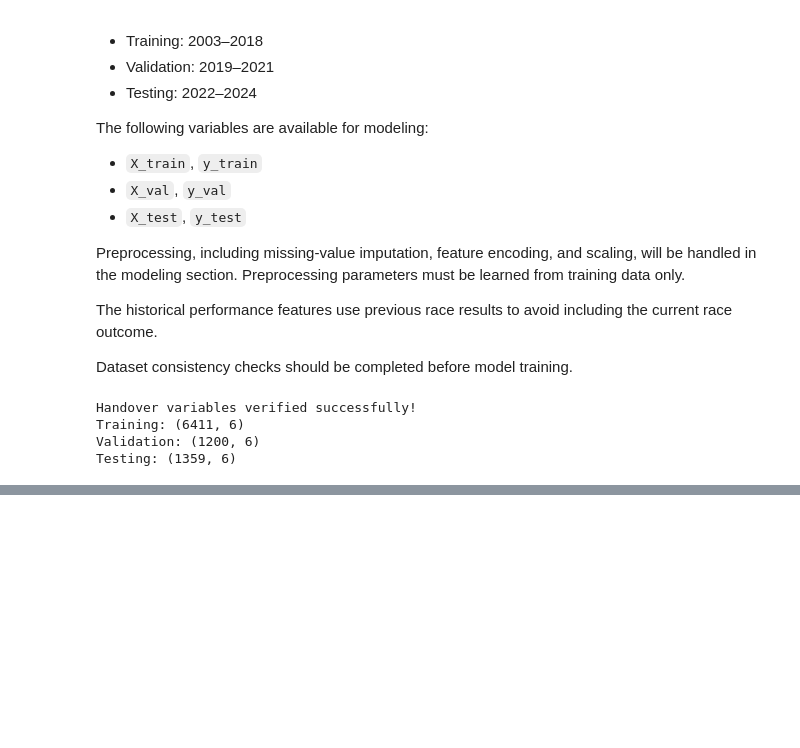
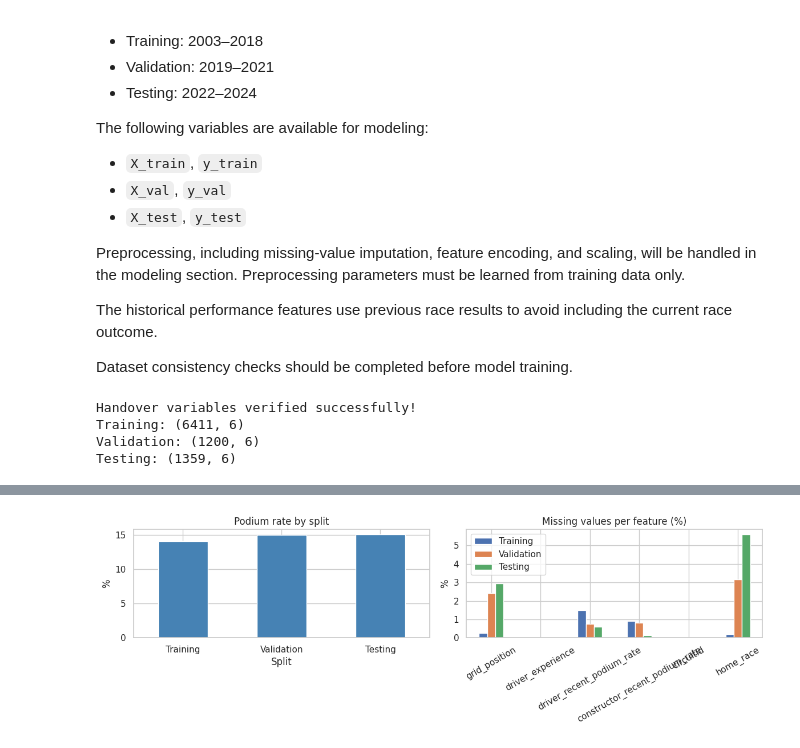
Before and after one commit to saadouncoding/Advanced-Computer-Lab-Project, a Jupyter notebook: F1_Milestone_1.ipynb, the cells around one changed output, grey strips where cells are left out. Saved outputs shown, nothing was run; the diff lists cells and outputs as text; code cells hidden in the pictures; blank space fills up the shorter version.

```diff
--- a/F1_Milestone_1.ipynb
+++ b/F1_Milestone_1.ipynb
@@ -2770,0 +2777,79 @@ Testing: (1359, 6)
+# %%
+splits = {
+    "Training": (X_train, y_train, train_data),
+    "Validation": (X_val, y_val, val_data),
+    "Testing": (X_test, y_test, test_data),
+}
+
+# 1. Size and class balance of each split.
+balance = pd.DataFrame([
+    {
+        "Split": name,
+        "Years": f"{d['year'].min()}-{d['year'].max()}",
+        "Rows": len(y),
+        "Races": d["raceId"].nunique(),
+        "Podiums": int(y.sum()),
+        "Non-podiums": int((y == 0).sum()),
+        "Podium rate (%)": round(100 * y.mean(), 2),
+    }
+    for name, (X, y, d) in splits.items()
+])
+display(balance)
+
+# 2. Missing values per feature in each split (count and percent).
+missing_counts = pd.DataFrame({n: X.isna().sum() for n, (X, _, _) in splits.items()})
+missing_pct = pd.DataFrame({n: (100 * X.isna().mean()).round(2) for n, (X, _, _) in splits.items()})
+print("Missing values (count):")
+display(missing_counts)
+print("Missing values (%):")
+display(missing_pct)
+
+# 3. Data types and ranges (training set).
+display(X_train.dtypes.to_frame("dtype"))
+display(X_train.describe().T.round(3))
+
+# 4. Range and logic checks on every split.
+for name, (X, y, d) in splits.items():
+    for col in ["driver_recent_podium_rate", "constructor_recent_podium_rate"]:
+        assert X[col].dropna().between(0, 1).all(), f"{name}: {col} outside [0, 1]"
+    assert (X["driver_experience"] >= 0).all()
+    assert (X["grid_position"].dropna() >= 1).all()
+    assert X["home_race"].dropna().isin([0.0, 1.0]).all()
+
+# Each race should have about 3 podium finishers (the target is correct).
+podiums_per_race = pd.concat(
+    [d.groupby("raceId")["podium"].sum() for _, _, d in splits.values()]
+)
+print("\nPodiums per race:")
+display(podiums_per_race.value_counts().rename_axis("podiums").to_frame("races"))
+
+# Form-feature leakage check: NaN exactly when the driver has no earlier entry.
+all_X = pd.concat([X for X, _, _ in splits.values()])
+assert (all_X["driver_recent_podium_rate"].isna()
+        == (all_X["driver_experience"] == 0)).all()
+
+# 5. Circuits the model will see in validation/test but never saw in training.
+train_circuits = set(X_train["circuitId"])
+print(f"\nCircuits in training: {len(train_circuits)}")
+for name in ["Validation", "Testing"]:
+    X = splits[name][0]
+    unseen = set(X["circuitId"]) - train_circuits
+    print(f"{name}: {len(unseen)} unseen circuit(s) {sorted(unseen)}, "
+          f"affecting {X['circuitId'].isin(unseen).sum()} of {len(X)} rows")
+
+# 6. Plot class balance and missingness.
+fig, ax = plt.subplots(1, 2, figsize=(12, 4))
+balance.plot.bar(x="Split", y="Podium rate (%)", ax=ax[0], legend=False, color="steelblue")
+ax[0].set_title("Podium rate by split")
+ax[0].set_ylabel("%")
+ax[0].tick_params(axis="x", rotation=0)
+
+missing_pct.plot.bar(ax=ax[1])
+ax[1].set_title("Missing values per feature (%)")
+ax[1].set_ylabel("%")
+ax[1].tick_params(axis="x", rotation=30)
+plt.tight_layout()
+plt.show()
+
+print("\nSection 3.1 checks passed.")
+# %% [output]
@@ -2770,0 +2897 @@ Testing: (1359, 6)
+[figure, added]
```
Also changed, not shown: parts of 38 cells of this notebook.
